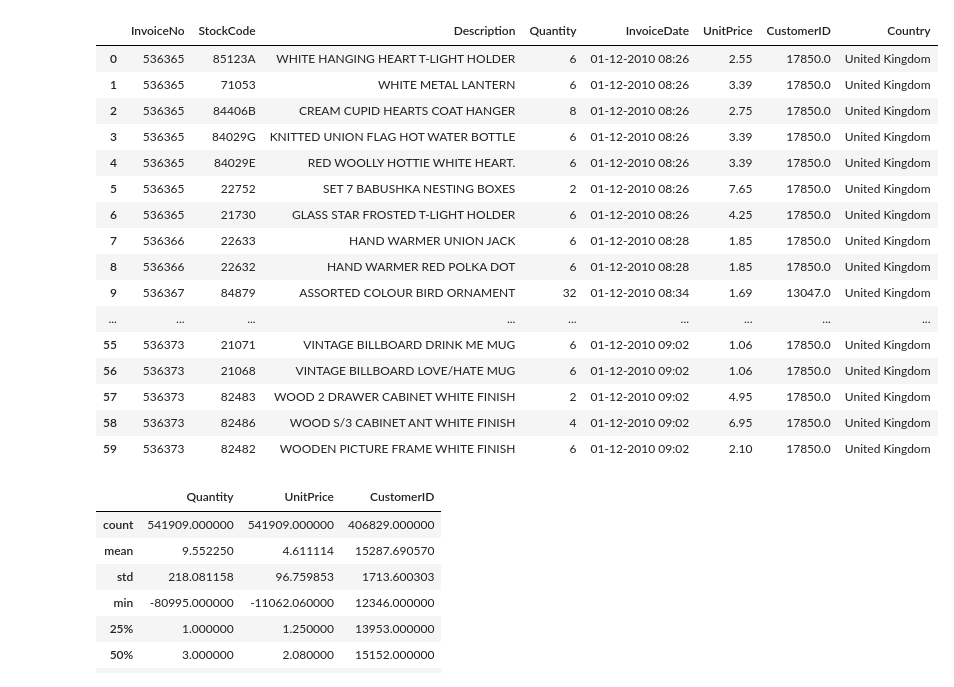
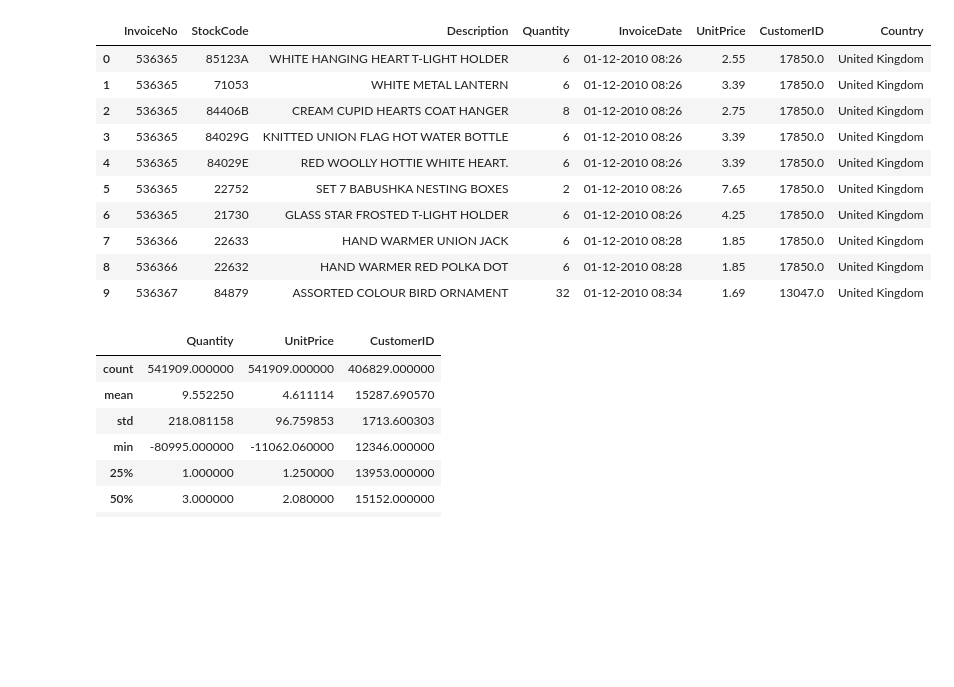
Before and after one commit to gsolomon321/DS3021_Final_Project, a Jupyter notebook: cleaning.ipynb, the cells around one changed output. Cells and saved outputs as stored; diff of their text form; code cells hidden in the pictures; blank space fills up the shorter version.

```diff
--- a/cleaning.ipynb
+++ b/cleaning.ipynb
@@ -13,26 +13,20 @@ import graphviz
 # %%
 import pandas as pd
 df = pd.read_csv("OnlineRetail.csv", encoding="latin1")
-df.head(60)
+df.head(10)
 #rn every row is one purchased item so we have to mak eit one row per customer with groupby
 # %% [output]
 |  | InvoiceNo | StockCode | Description | Quantity | InvoiceDate | UnitPrice | CustomerID | Country |
 | 0 | 536365 | 85123A | WHITE HANGING HEART T-LIGHT HOLDER | 6 | 01-12-2010 08:26 | 2.55 | 17850.0 | United Kingdom |
 | 1 | 536365 | 71053 | WHITE METAL LANTERN | 6 | 01-12-2010 08:26 | 3.39 | 17850.0 | United Kingdom |
 | 2 | 536365 | 84406B | CREAM CUPID HEARTS COAT HANGER | 8 | 01-12-2010 08:26 | 2.75 | 17850.0 | United Kingdom |
 | 3 | 536365 | 84029G | KNITTED UNION FLAG HOT WATER BOTTLE | 6 | 01-12-2010 08:26 | 3.39 | 17850.0 | United Kingdom |
 | 4 | 536365 | 84029E | RED WOOLLY HOTTIE WHITE HEART. | 6 | 01-12-2010 08:26 | 3.39 | 17850.0 | United Kingdom |
 | 5 | 536365 | 22752 | SET 7 BABUSHKA NESTING BOXES | 2 | 01-12-2010 08:26 | 7.65 | 17850.0 | United Kingdom |
 | 6 | 536365 | 21730 | GLASS STAR FROSTED T-LIGHT HOLDER | 6 | 01-12-2010 08:26 | 4.25 | 17850.0 | United Kingdom |
 | 7 | 536366 | 22633 | HAND WARMER UNION JACK | 6 | 01-12-2010 08:28 | 1.85 | 17850.0 | United Kingdom |
 | 8 | 536366 | 22632 | HAND WARMER RED POLKA DOT | 6 | 01-12-2010 08:28 | 1.85 | 17850.0 | United Kingdom |
 | 9 | 536367 | 84879 | ASSORTED COLOUR BIRD ORNAMENT | 32 | 01-12-2010 08:34 | 1.69 | 13047.0 | United Kingdom |
-| ... | ... | ... | ... | ... | ... | ... | ... | ... |
-| 55 | 536373 | 21071 | VINTAGE BILLBOARD DRINK ME MUG | 6 | 01-12-2010 09:02 | 1.06 | 17850.0 | United Kingdom |
-| 56 | 536373 | 21068 | VINTAGE BILLBOARD LOVE/HATE MUG | 6 | 01-12-2010 09:02 | 1.06 | 17850.0 | United Kingdom |
-| 57 | 536373 | 82483 | WOOD 2 DRAWER CABINET WHITE FINISH | 2 | 01-12-2010 09:02 | 4.95 | 17850.0 | United Kingdom |
-| 58 | 536373 | 82486 | WOOD S/3 CABINET ANT WHITE FINISH | 4 | 01-12-2010 09:02 | 6.95 | 17850.0 | United Kingdom |
-| 59 | 536373 | 82482 | WOODEN PICTURE FRAME WHITE FINISH | 6 | 01-12-2010 09:02 | 2.10 | 17850.0 | United Kingdom |
 # %%
 #data cleaning
 df.describe() #summary of data characteristics so we can see scale of numerics
```
Also changed, not shown: parts of 4 cells of this notebook.
